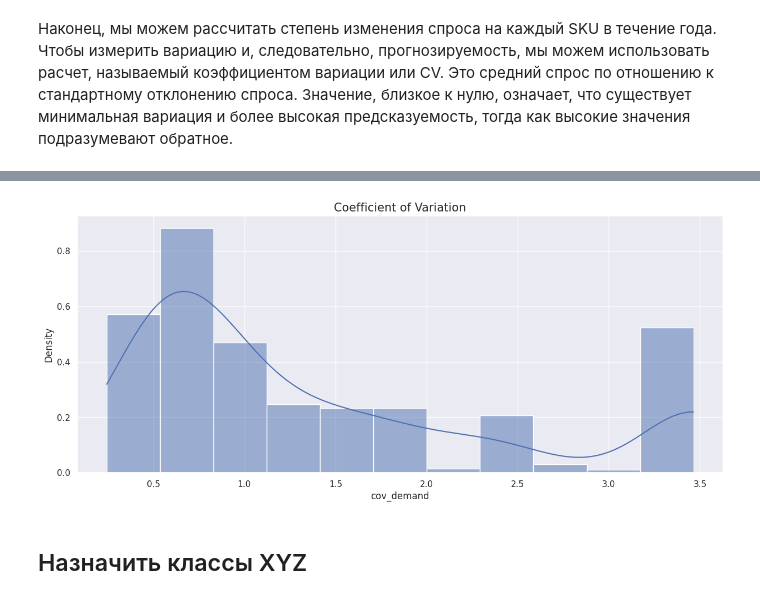
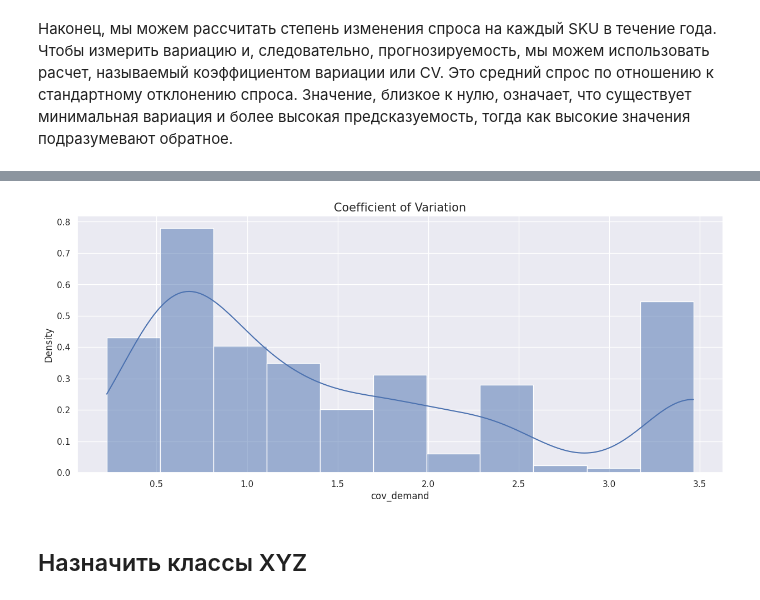
Before and after one commit to DanilVelikiy/Diplom_FinUniver_BigData, a Jupyter notebook: ABC_XYZ_2013.ipynb, the cells around one changed output, grey strips where cells are left out. Drawn from its saved outputs; the diff is of its cells as text; code cells hidden in the pictures.

```diff
--- a/ABC_XYZ_2013.ipynb
+++ b/ABC_XYZ_2013.ipynb
@@ -199,7 +200,7 @@ df2013_units
 ## Рассчитать стандартное отклонение спроса
 # %%
 # добавить стандартное отклонение спроса
-df2013_units['std_demand'] = df2013_units[['m1','m2','m3','m4','m5','m6','m7','m8','m9','m10','m11','m12']].std(axis=1)
-df2013_units
+df_units['std_demand'] = df_units[['m1','m2','m3','m4','m5','m6','m7','m8','m9','m10','m11','m12']].std(axis=1)
+df_units
 # %% [output]
 | MonthNo | ProductID | m1 | m2 | m3 | m4 | m5 | m6 | m7 | m8 | m9 | m10 | ... |
@@ -221,10 +222,10 @@ df2013_units
 # добавить колонку общего спроса
 
 # выберу из массива только столбцы со спросом по месяцам
-df2013_units_m = df2013_units.drop(['ProductID', 'std_demand'], axis = 1)
+df_units_m = df_units.drop(['ProductID', 'std_demand'], axis = 1)
 # по выбранному массиву сделаю сумму по строку и полученный столбец сохраню в исходну таблицу
-df2013_units['total_demand'] = df2013_units_m.sum(axis = 1)
+df_units['total_demand'] = df_units_m.sum(axis = 1)
 # посмотрю что получается
-df2013_units
+df_units
 # %% [output]
 | MonthNo | ProductID | m1 | m2 | m3 | m4 | m5 | m6 | m7 | m8 | m9 | m10 | ... |
@@ -244,7 +245,7 @@ df2013_units
 ## Рассчитать среднемесячный спрос
 # %%
 # Среднемесячный спрос
-df2013_units = df2013_units.assign(avg_demand = df2013_units['total_demand'] / 12 )
-df2013_units
+df_units = df_units.assign(avg_demand = df_units['total_demand'] / 12 )
+df_units
 # %% [output]
 | MonthNo | ProductID | m1 | m2 | m3 | m4 | m5 | m6 | m7 | m8 | m9 | m10 | ... |
@@ -266,7 +267,7 @@ df2013_units
 Наконец, мы можем рассчитать степень изменения спроса на каждый SKU в течение года. Чтобы измерить вариацию и, следовательно, прогнозируемость, мы можем использовать расчет, называемый коэффициентом вариации или CV. Это средний спрос по отношению к стандартному отклонению спроса. Значение, близкое к нулю, означает, что существует минимальная вариация и более высокая предсказуемость, тогда как высокие значения подразумевают обратное.
 # %%
 # коэфициент вариации спроса
-df2013_units['cov_demand'] = df2013_units['std_demand'] / df2013_units['avg_demand']
-df2013_units
+df_units['cov_demand'] = df_units['std_demand'] / df_units['avg_demand']
+df_units
 # %% [output]
 | MonthNo | ProductID | m1 | m2 | m3 | m4 | m5 | m6 | m7 | m8 | m9 | m10 | ... |
@@ -308,11 +309,11 @@ df2013_units.describe().T
 # %%
 # Вот распределение CV по ассортименту продукции. Учитывая, что товары с CV больше 1 гораздо труднее предсказать
 # из-за колебаний спроса, поддерживать в хорошем состоянии именно этот запас может быть относительно сложно,
 # если только компания не держит дорогостоящие резервные запасы.
 f, ax = plt.subplots(figsize=(15, 6))
-ax = sns.histplot(df2013_units['cov_demand'], stat='density', kde='True').set_title("Coefficient of Variation",fontsize=15)
+ax = sns.histplot(df_units['cov_demand'], stat='density', kde='True').set_title("Coefficient of Variation",fontsize=15)
 # %% [output]
-[figure, old version]
+[figure, new version]
 # %% [markdown]
 ## Назначить классы XYZ
 # %% [markdown]
```
Also changed, not shown: parts of 39 cells of this notebook, 50 other files.
